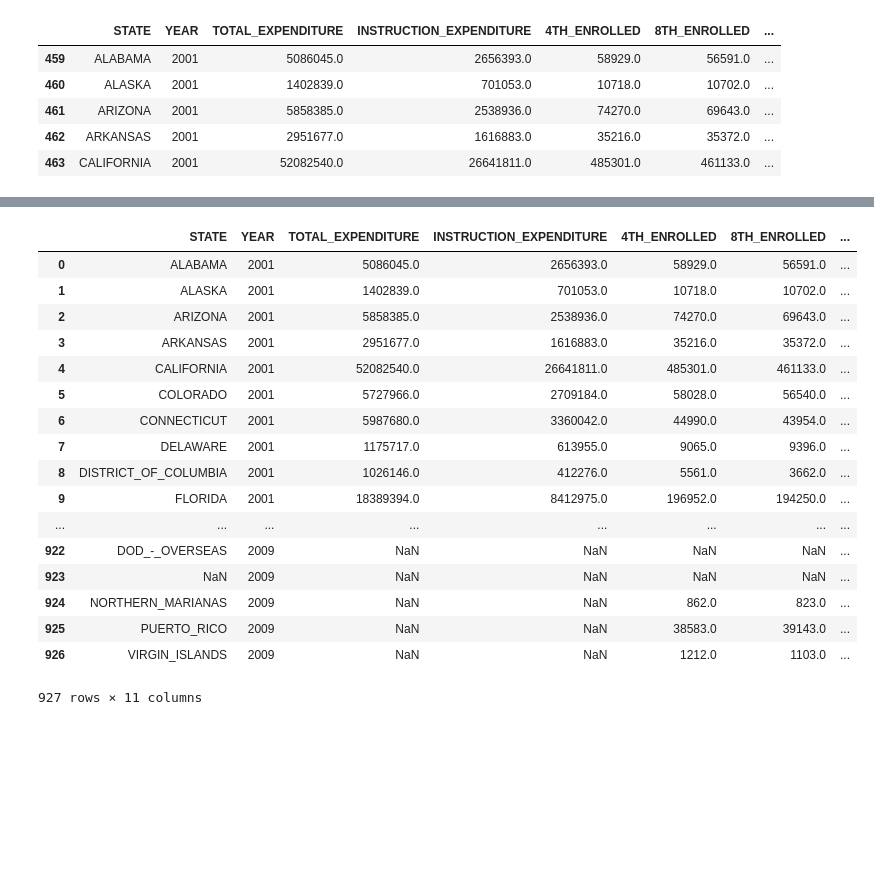
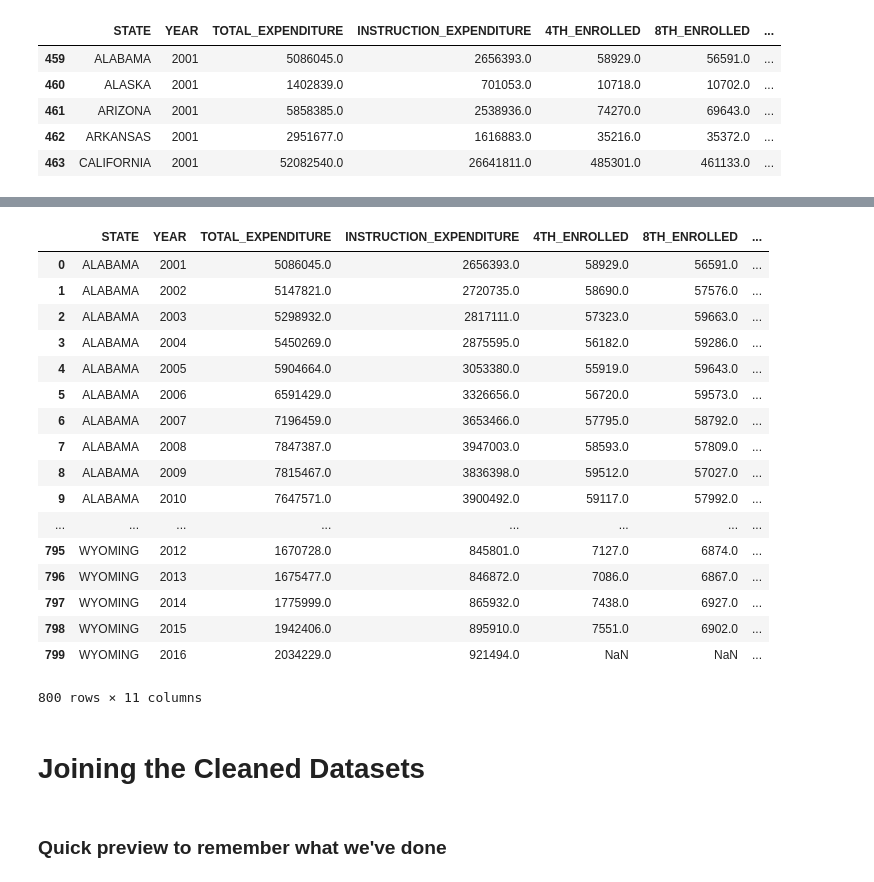
Before and after one commit to katelynburke/educationvsincarceration, a Jupyter notebook: Analytics/Analytics_Incarceration_Education.ipynb, the cells around one changed output, grey strips where cells are left out. Cells and saved outputs as stored; diff of their text form; code cells hidden in the pictures; blank space fills up the shorter version.

```diff
--- a/Analytics/Analytics_Incarceration_Education.ipynb
+++ b/Analytics/Analytics_Incarceration_Education.ipynb
@@ -324,0 +517,32 @@ education_report = updated_ed_df.reset_index(level=None, drop=True)
+# %%
+# Drop rows that are not in the US
+#nonUS = ['GUAM', 'PUERTO_RICO', 'AMERICAN_SAMOA','VIRGIN_ISLANDS',
+ #       'NORTHERN_MARIANAS','DOD_DOMESTIC','DOD_OVERSEAS',
+  #      'BUREAU_OF_INDIAN_AFFAIRS','NORTHERN_MARIANA_ISLANDS','BI',
+   #     'DD','DOD_-_DOMESTIC','BIE','DOD_-_OVERSEAS','BUREAU_OF_INDIAN_EDUCATION',
+    #    'DEPARTMENT_OF_DEFENSE','DEPARTMENT_OF_DEFENSE_EDUCATION_ACTIVITY',
+     #   'BUREAU_OF_INDIAN_EDUCATIO','U.S._VIRGIN_ISLANDS','DOD_(OVERSEAS_AND_DOMESTIC_COMBINED)'
+      #  ]
+
+updated_ed_df = education_years.loc[(education_years['STATE'] != 'GUAM') &
+                                    (education_years['STATE'] != 'PUERTO_RICO') &
+                                    (education_years['STATE'] != 'AMERICAN_SAMOA') &
+                                    (education_years['STATE'] != 'VIRGIN_ISLANDS') &
+                                    (education_years['STATE'] != 'NORTHERN_MARIANAS') &
+                                    (education_years['STATE'] != 'DOD_DOMESTIC') &
+                                    (education_years['STATE'] != 'DOD_OVERSEAS') &
+                                    (education_years['STATE'] != 'BUREAU_OF_INDIAN_AFFAIRS') &
+                                    (education_years['STATE'] != 'NORTHERN_MARIANA_ISLANDS') &
+                                    (education_years['STATE'] != 'BI') &
+                                    (education_years['STATE'] != 'DD') &
+                                    (education_years['STATE'] != 'DOD_-_DOMESTIC') &
+                                    (education_years['STATE'] != 'BIE') &
+                                    (education_years['STATE'] != 'DOD_-_OVERSEAS') &
+                                    (education_years['STATE'] != 'BUREAU_OF_INDIAN_EDUCATION') &
+                                    (education_years['STATE'] != 'DEPARTMENT_OF_DEFENSE') &
+                                    (education_years['STATE'] != 'DEPARTMENT_OF_DEFENSE_EDUCATION_ACTIVITY') &
+                                    (education_years['STATE'] != 'BUREAU_OF_INDIAN_EDUCATIO') &
+                                    (education_years['STATE'] != 'U.S._VIRGIN_ISLANDS') &
+                                    (education_years['STATE'] != 'DOD_(OVERSEAS_AND_DOMESTIC_COMBINED)') &
+                                    (education_years['STATE'] != 'DISTRICT_OF_COLUMBIA')]
+updated_ed_df.head()
@@ -324,0 +582,5 @@ education_report = updated_ed_df.reset_index(level=None, drop=True)
+# %%
+ed_group_df = updated_ed_df.groupby(['STATE','YEAR']).mean()
+ed_group_df.reset_index(inplace=True)
+# ed_group_df['STATE'].value_counts() # Check to make sure we have the right number of obs
+ed_group_df
@@ -325,25 +606,31 @@ education_report = updated_ed_df.reset_index(level=None, drop=True)
 # %%
 # Export to Reports
+
+education_report = ed_group_df
 
 education_report.to_csv('../Reports/education_report.csv')
 
 education_report
 # %% [output]
 |  | STATE | YEAR | TOTAL_EXPENDITURE | INSTRUCTION_EXPENDITURE | 4TH_ENROLLED | 8TH_ENROLLED | ... |
 | 0 | ALABAMA | 2001 | 5086045.0 | 2656393.0 | 58929.0 | 56591.0 | ... |
-| 1 | ALASKA | 2001 | 1402839.0 | 701053.0 | 10718.0 | 10702.0 | ... |
-| 2 | ARIZONA | 2001 | 5858385.0 | 2538936.0 | 74270.0 | 69643.0 | ... |
-| 3 | ARKANSAS | 2001 | 2951677.0 | 1616883.0 | 35216.0 | 35372.0 | ... |
-| 4 | CALIFORNIA | 2001 | 52082540.0 | 26641811.0 | 485301.0 | 461133.0 | ... |
-| 5 | COLORADO | 2001 | 5727966.0 | 2709184.0 | 58028.0 | 56540.0 | ... |
-| 6 | CONNECTICUT | 2001 | 5987680.0 | 3360042.0 | 44990.0 | 43954.0 | ... |
-| 7 | DELAWARE | 2001 | 1175717.0 | 613955.0 | 9065.0 | 9396.0 | ... |
-| 8 | DISTRICT_OF_COLUMBIA | 2001 | 1026146.0 | 412276.0 | 5561.0 | 3662.0 | ... |
-| 9 | FLORIDA | 2001 | 18389394.0 | 8412975.0 | 196952.0 | 194250.0 | ... |
+| 1 | ALABAMA | 2002 | 5147821.0 | 2720735.0 | 58690.0 | 57576.0 | ... |
+| 2 | ALABAMA | 2003 | 5298932.0 | 2817111.0 | 57323.0 | 59663.0 | ... |
+| 3 | ALABAMA | 2004 | 5450269.0 | 2875595.0 | 56182.0 | 59286.0 | ... |
+| 4 | ALABAMA | 2005 | 5904664.0 | 3053380.0 | 55919.0 | 59643.0 | ... |
+| 5 | ALABAMA | 2006 | 6591429.0 | 3326656.0 | 56720.0 | 59573.0 | ... |
+| 6 | ALABAMA | 2007 | 7196459.0 | 3653466.0 | 57795.0 | 58792.0 | ... |
+| 7 | ALABAMA | 2008 | 7847387.0 | 3947003.0 | 58593.0 | 57809.0 | ... |
+| 8 | ALABAMA | 2009 | 7815467.0 | 3836398.0 | 59512.0 | 57027.0 | ... |
+| 9 | ALABAMA | 2010 | 7647571.0 | 3900492.0 | 59117.0 | 57992.0 | ... |
 | ... | ... | ... | ... | ... | ... | ... | ... |
-| 922 | DOD_-_OVERSEAS | 2009 | NaN | NaN | NaN | NaN | ... |
-| 923 | NaN | 2009 | NaN | NaN | NaN | NaN | ... |
-| 924 | NORTHERN_MARIANAS | 2009 | NaN | NaN | 862.0 | 823.0 | ... |
-| 925 | PUERTO_RICO | 2009 | NaN | NaN | 38583.0 | 39143.0 | ... |
-| 926 | VIRGIN_ISLANDS | 2009 | NaN | NaN | 1212.0 | 1103.0 | ... |
+| 795 | WYOMING | 2012 | 1670728.0 | 845801.0 | 7127.0 | 6874.0 | ... |
+| 796 | WYOMING | 2013 | 1675477.0 | 846872.0 | 7086.0 | 6867.0 | ... |
+| 797 | WYOMING | 2014 | 1775999.0 | 865932.0 | 7438.0 | 6927.0 | ... |
+| 798 | WYOMING | 2015 | 1942406.0 | 895910.0 | 7551.0 | 6902.0 | ... |
+| 799 | WYOMING | 2016 | 2034229.0 | 921494.0 | NaN | NaN | ... |
-927 rows × 11 columns
+800 rows × 11 columns
+# %% [markdown]
+# Joining the Cleaned Datasets
+# %% [markdown]
+### Quick preview to remember what we've done
```
Also changed, not shown: parts of 28 cells of this notebook, 5 other files.
